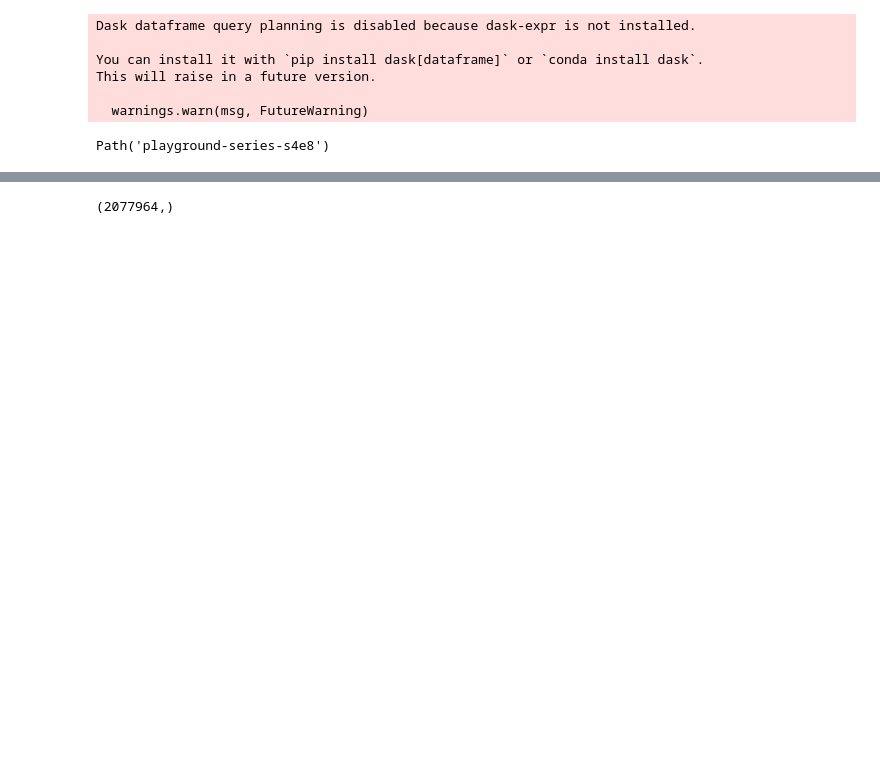
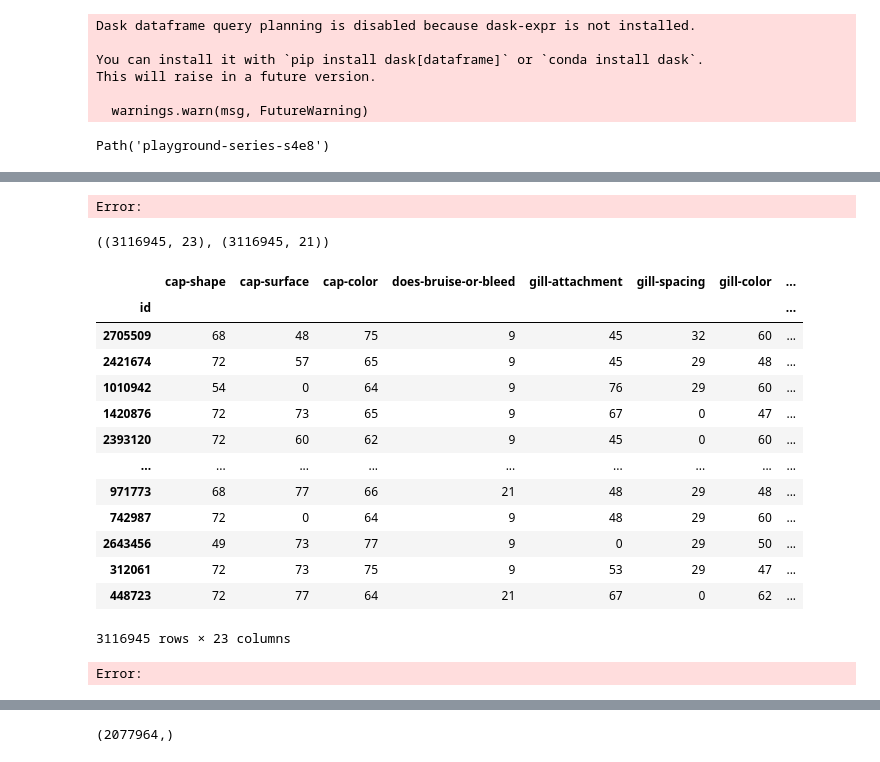
Before and after one commit to rubanzasilva/poisonous_mushrooms_classification, a Jupyter notebook: autogluon.ipynb, the cells around one changed output, grey strips where cells are left out. Drawn from its saved outputs; the diff is of its cells as text; code cells hidden in the pictures; blank space fills up the shorter version.

```diff
--- a/autogluon.ipynb
+++ b/autogluon.ipynb
@@ -100,0 +155,38 @@ sub_df = pd.read_csv(path/'sample_submission.csv')
+# %%
+# Your existing FastAI preprocessing code
+train_df = pd.read_csv(path/'train.csv', index_col='id')
+test_df = pd.read_csv(path/'test.csv', index_col='id')
+sub_df = pd.read_csv(path/'sample_submission.csv')
+
+# Make a copy of the training dataframe to avoid modifying the original
+train_df_with_nan = train_df.copy()
+
+# Add a NaN value to a random row in the 'stem-height' column
+random_index = np.random.choice(train_df_with_nan.index)
+train_df_with_nan.loc[random_index, 'stem-height'] = np.nan
+
+cont_names, cat_names = cont_cat_split(train_df_with_nan, dep_var='class')
+splits = RandomSplitter(valid_pct=0.2)(range_of(train_df_with_nan))
+to = TabularPandas(train_df_with_nan, procs=[Categorify, FillMissing, Normalize],
+                   cat_names=cat_names,
+                   cont_names=cont_names,
+                   y_names='class',
+                   y_block=CategoryBlock(),
+                   splits=splits)
+
+# Extract processed data from FastAI TabularPandas
+train_processed = to.train.xs
+train_processed['class'] = to.train.ys.values.flatten()
+
+valid_processed = to.valid.xs
+valid_processed['class'] = to.valid.ys.values.flatten()
+
+full_processed = pd.concat([train_processed, valid_processed], axis=0)
+
+# Process test data using FastAI's methods
+test_processed = to.new(test_df)
+
+# Use AutoGluon with the processed data
+# from autogluon.tabular import TabularPredictor
+# predictor = TabularPredictor(label='class').fit(train_data=full_processed)
+# predictions = predictor.predict(test_processed)
@@ -100,0 +204,40 @@ sub_df = pd.read_csv(path/'sample_submission.csv')
+# %%
+predictor.fit(
+    train_data=full_processed,
+    time_limit=TIME_LIMIT,
+    presets='best_quality',
+    excluded_model_types=['KNN'],
+    ag_args_fit={
+        #'num_gpus': 1,
+        'stopping_metric': 'log_loss'
+    }
+)
+# %% [output]
+Error:
+# %%
+full_processed.shape,train_df_with_nan.shape
+# %% [output]
+((3116945, 23), (3116945, 21))
+# %%
+full_processed
+# %% [output]
+|  | cap-shape | cap-surface | cap-color | does-bruise-or-bleed | gill-attachment | gill-spacing | gill-color | ... |
+| id |  |  |  |  |  |  |  | ... |
+| 2705509 | 68 | 48 | 75 | 9 | 45 | 32 | 60 | ... |
+| 2421674 | 72 | 57 | 65 | 9 | 45 | 29 | 48 | ... |
+| 1010942 | 54 | 0 | 64 | 9 | 76 | 29 | 60 | ... |
+| 1420876 | 72 | 73 | 65 | 9 | 67 | 0 | 47 | ... |
+| 2393120 | 72 | 60 | 62 | 9 | 45 | 0 | 60 | ... |
+| ... | ... | ... | ... | ... | ... | ... | ... | ... |
+| 971773 | 68 | 77 | 66 | 21 | 48 | 29 | 48 | ... |
+| 742987 | 72 | 0 | 64 | 9 | 48 | 29 | 60 | ... |
+| 2643456 | 49 | 73 | 77 | 9 | 0 | 29 | 50 | ... |
+| 312061 | 72 | 73 | 75 | 9 | 53 | 29 | 47 | ... |
+| 448723 | 72 | 77 | 64 | 21 | 67 | 0 | 62 | ... |
+3116945 rows × 23 columns
+# %%
+%%time
+#predictions = predictor.predict(test_processed)
+predictions = predictor.predict(test_df)
+# %% [output]
+Error:
```
Also changed, not shown: parts of 46 cells of this notebook, 2 other files.
